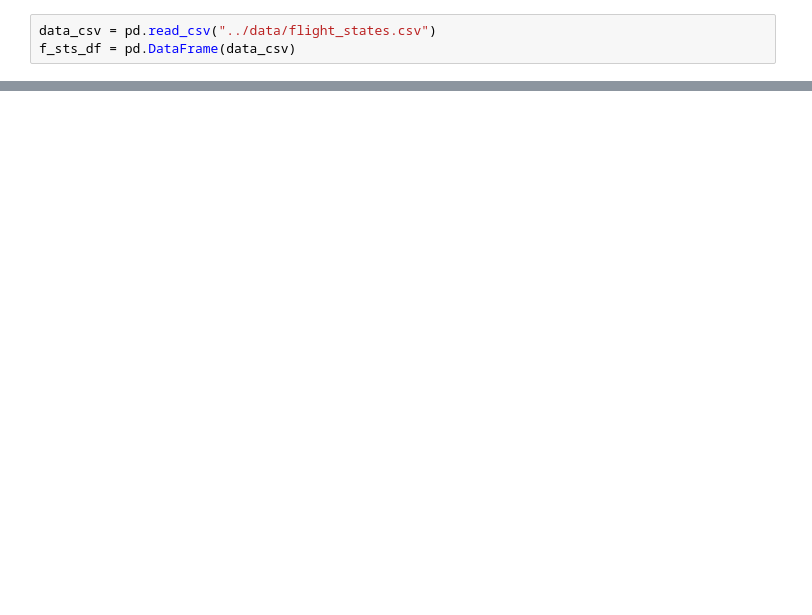
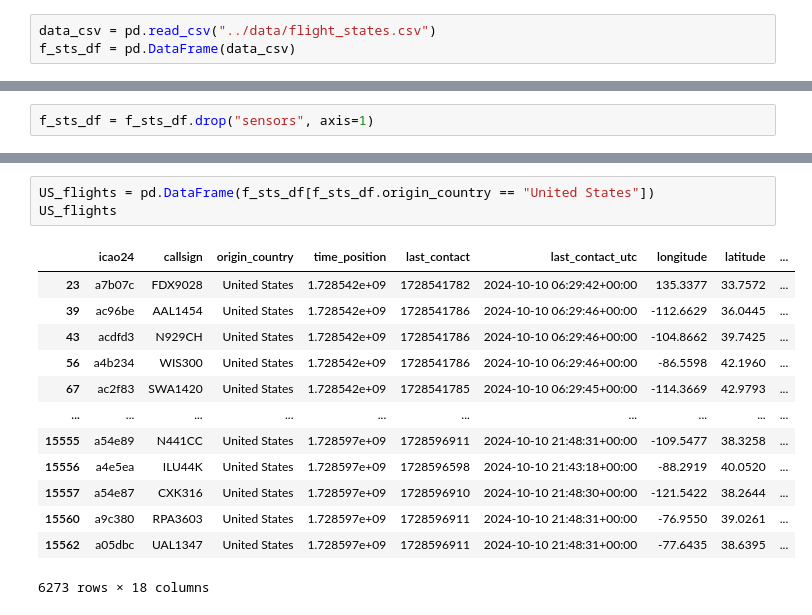
Before and after one commit to steven-midgley/project_one, a Jupyter notebook: notebooks/states.ipynb, the cells around one changed output, grey strips where cells are left out. Drawn from its saved outputs; the diff is of its cells as text; blank space fills up the shorter version.

Commit message:
all the flights.

```diff
--- a/notebooks/states.ipynb
+++ b/notebooks/states.ipynb
@@ -33,0 +58,2 @@ memory usage: 1.2+ MB
+# %%
+f_sts_df = f_sts_df.drop("sensors", axis=1)
@@ -46,0 +153,17 @@ df.to_csv("../data/icao24_craft_ids.csv", mode="a", header=False, index=False)
+# %%
+US_flights = pd.DataFrame(f_sts_df[f_sts_df.origin_country == "United States"])
+US_flights
+# %% [output]
+|  | icao24 | callsign | origin_country | time_position | last_contact | last_contact_utc | longitude | latitude | ... |
+| 23 | a7b07c | FDX9028 | United States | 1.728542e+09 | 1728541782 | 2024-10-10 06:29:42+00:00 | 135.3377 | 33.7572 | ... |
+| 39 | ac96be | AAL1454 | United States | 1.728542e+09 | 1728541786 | 2024-10-10 06:29:46+00:00 | -112.6629 | 36.0445 | ... |
+| 43 | acdfd3 | N929CH | United States | 1.728542e+09 | 1728541786 | 2024-10-10 06:29:46+00:00 | -104.8662 | 39.7425 | ... |
+| 56 | a4b234 | WIS300 | United States | 1.728542e+09 | 1728541786 | 2024-10-10 06:29:46+00:00 | -86.5598 | 42.1960 | ... |
+| 67 | ac2f83 | SWA1420 | United States | 1.728542e+09 | 1728541785 | 2024-10-10 06:29:45+00:00 | -114.3669 | 42.9793 | ... |
+| ... | ... | ... | ... | ... | ... | ... | ... | ... | ... |
+| 15555 | a54e89 | N441CC | United States | 1.728597e+09 | 1728596911 | 2024-10-10 21:48:31+00:00 | -109.5477 | 38.3258 | ... |
+| 15556 | a4e5ea | ILU44K | United States | 1.728597e+09 | 1728596598 | 2024-10-10 21:43:18+00:00 | -88.2919 | 40.0520 | ... |
+| 15557 | a54e87 | CXK316 | United States | 1.728597e+09 | 1728596910 | 2024-10-10 21:48:30+00:00 | -121.5422 | 38.2644 | ... |
+| 15560 | a9c380 | RPA3603 | United States | 1.728597e+09 | 1728596911 | 2024-10-10 21:48:31+00:00 | -76.9550 | 39.0261 | ... |
+| 15562 | a05dbc | UAL1347 | United States | 1.728597e+09 | 1728596911 | 2024-10-10 21:48:31+00:00 | -77.6435 | 38.6395 | ... |
+6273 rows × 18 columns
```
Also changed, not shown: parts of 16 cells of this notebook, 7 other files.
